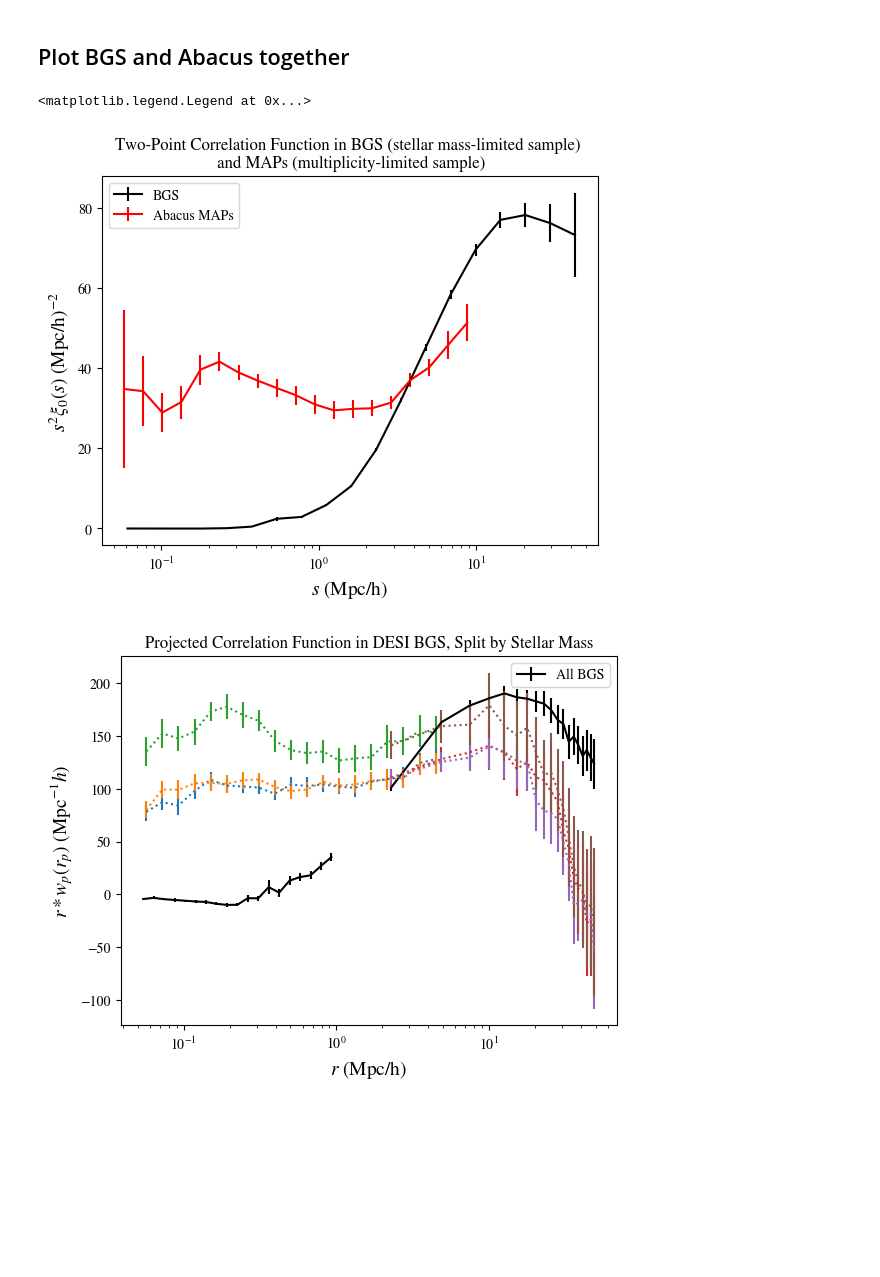
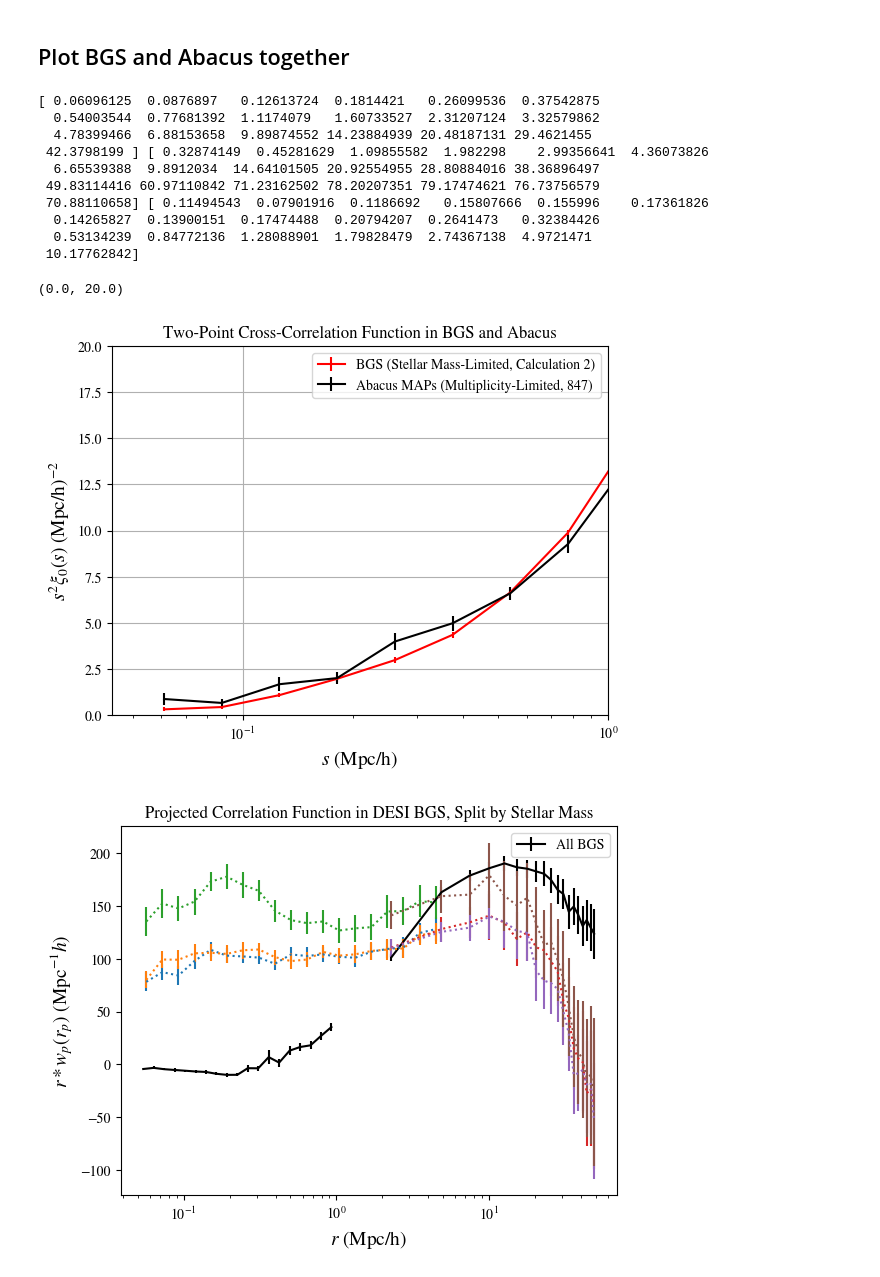
Before and after one commit to catherine-miller/bgsmaps, a Jupyter notebook: bgsclustering.ipynb, the cells around one changed output. Saved outputs shown, nothing was run; the diff lists cells and outputs as text; code cells hidden in the pictures; blank space fills up the shorter version.

Commit message:
updates to bgs correlation function calculation

```diff
--- a/bgsclustering.ipynb
+++ b/bgsclustering.ipynb
@@ -343,20 +389,67 @@ rancounts = tools.getJackknifeCounts(reftab, sampletab, refmasks_jack, samplemas
 # %% [markdown]
 ## Plot BGS and Abacus together ##
 # %%
-s, s2xi0, err = tools.DavisPeebles2PCFJackknifeCoadd(["BGSxquantile_bgsxbgs_s"], "BGSxquantile_BGSxran_s", statistic='xi0')
-plt.errorbar(s,s2xi0,yerr = err,color='black',label="BGS")
+s, s2xi0, err = tools.DavisPeebles2PCFJackknifeCoadd(["BGSxquantile_bgsbright_SMlimited_s"], "BGSxquantile_bgsxran_s", statistic='xi0')
+#the "bright" label is a misnomer
+print(s,s2xi0,err)
+plt.errorbar(s,s2xi0,yerr = err,color='red',label="BGS (Stellar Mass-Limited, Calculation 2)")
 
-s, s2xi0, err = tools.DavisPeebles2PCFJackknifeCoadd(["BGSxquantile_rockstar_s10"], "BGSxquantile_rockstarxran_s10", statistic='xi0')
-plt.errorbar(s,s2xi0,yerr = err,color='red',label="Abacus MAPs")
+#s, s2xi0, err = tools.DavisPeebles2PCFJackknifeCoadd(["BGSxquantile_bgsxbgs_s"], "BGSxquantile_BGSxran_s", statistic='xi0')
+#plt.errorbar(s,s2xi0,yerr = err,color='red',label="BGS (Stellar Mass-Limited)")
+
+
+s, s2xi0, err = tools.DavisPeebles2PCFJackknifeCoadd(["BGSxquantile_rockstar_s"], "BGSxquantile_rockstarxran_s", statistic='xi0')
+plt.errorbar(s,s2xi0,yerr = err,color='black',label="Abacus MAPs (Multiplicity-Limited, 847)")
+'''
+for i in range(4):
+    s, s2xi0, err = tools.DavisPeebles2PCFJackknifeCoadd(["BGSxquantile_logMstar_s_quant"+str(i)], "BGSxquantile_bgsxran_s", statistic='xi0')
+    plt.errorbar(s,s2xi0,yerr = err,label="BGS, quantile "+str(i))
+'''
+BGSlist = []
+for i in range(4):
+    BGSlist.append("BGSxquantile_logMstar_s_quant"+str(i))
+
+'''
+s, s2xi0, err = tools.DavisPeebles2PCFJackknifeCoadd(BGSlist, "BGSxquantile_bgsxran_s", statistic='xi0')
+plt.errorbar(s,s2xi0,yerr = err,label="BGS, four stellar mass-limited quantiles coadded")
+'''
+
+'''
+s, s2xi0, err = tools.DavisPeebles2PCFJackknifeCoadd(["BGSxquantile_rockstar_lowermult_s"], "BGSxquantile_rockstarxran_lowermult_s", statistic='xi0')
+plt.errorbar(s,s2xi0,yerr = err,color='blue',label="Abacus MAPs (Multiplicity-Limited, 467)")
+
+
+s, s2xi0, err = tools.DavisPeebles2PCFJackknifeCoadd(["BGSxquantile_bgsbright_s"], "BGSxquantile_bgsbrightxran_s", statistic='xi0')
+plt.errorbar(s,s2xi0,yerr = err,color='blue',label="BGS Bright (0.2 < z < 0.25)")
+
+
+s, s2xi0, err = tools.DavisPeebles2PCFJackknifeCoadd(["BGSxquantile_bgsbright_0p1_0p4_s"], "BGSxquantile_bgsbrightxran_0p1_0p4_s", statistic='xi0')
+plt.errorbar(s,s2xi0,yerr = err,color='green',label="BGS Bright (0.1 < z < 0.4)")
+'''
 plt.xscale('log')
 
-plt.title("Two-Point Correlation Function in BGS (stellar mass-limited sample) \n and MAPs (multiplicity-limited sample)")
+
+plt.title("Two-Point Cross-Correlation Function in BGS and Abacus")
 plt.xlabel(r"$s$ (Mpc/h)")
 plt.ylabel(r"$s^2\xi_0(s)$ (Mpc/h)$^{-2}$")
+plt.grid(True)
 plt.legend()
+
+plt.xlim(0,1)
+plt.ylim(0,20)
 # %% [output]
-<matplotlib.legend.Legend at 0x...>
+[ 0.06096125  0.0876897   0.12613724  0.1814421   0.26099536  0.37542875
+  0.54003544  0.77681392  1.1174079   1.60733527  2.31207124  3.32579862
+  4.78399466  6.88153658  9.89874552 14.23884939 20.48187131 29.4621455
+ 42.3798199 ] [ 0.32874149  0.45281629  1.09855582  1.982298    2.99356641  4.36073826
+  6.65539388  9.8912034  14.64101505 20.92554955 28.80884016 38.36896497
+ 49.83114416 60.97110842 71.23162502 78.20207351 79.17474621 76.73756579
+ 70.88110658] [ 0.11494543  0.07901916  0.1186692   0.15807666  0.155996    0.17361826
+  0.14265827  0.13900151  0.17474488  0.20794207  0.2641473   0.32384426
+  0.53134239  0.84772136  1.28088901  1.79828479  2.74367138  4.9721471
+ 10.17762842]
+(0.0, 20.0)
-[figure, old version]
+[figure, new version]
 # %%
 ranges = [[0,33],[33,66],[66,100]]
 names = ['Percentile 0-33','Percentile 33-66','Percentile 66-100']
```
Also changed, not shown: parts of 10 cells of this notebook, 2 other files.
